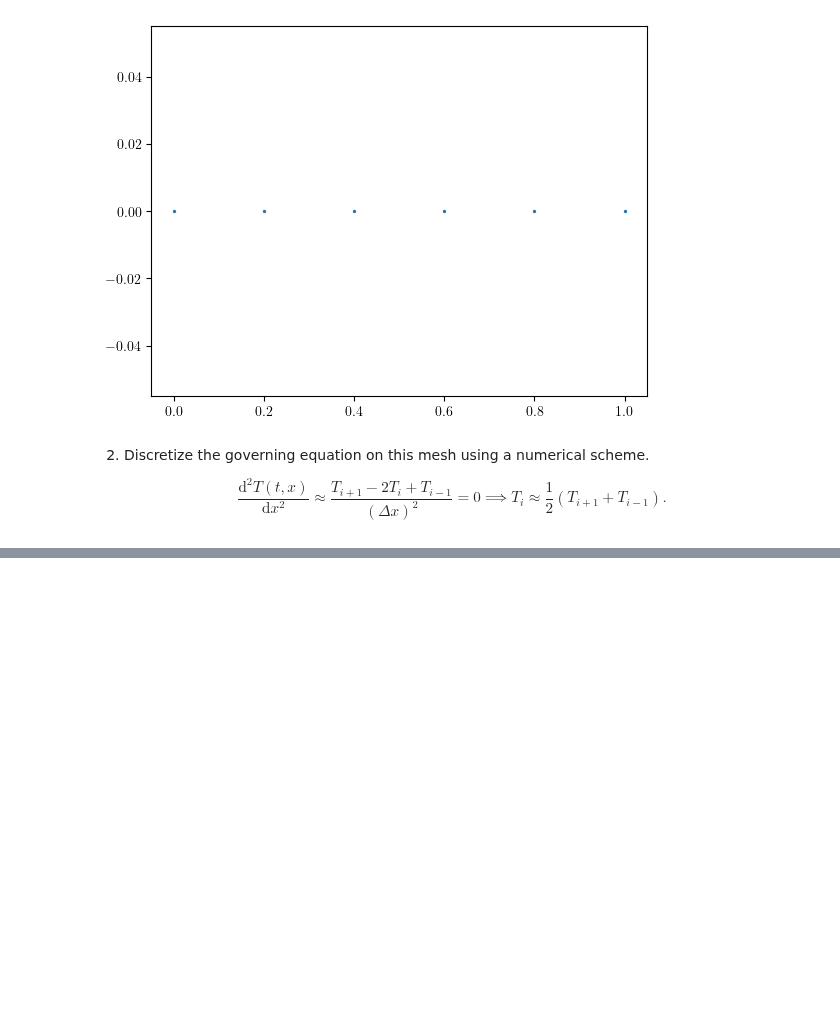
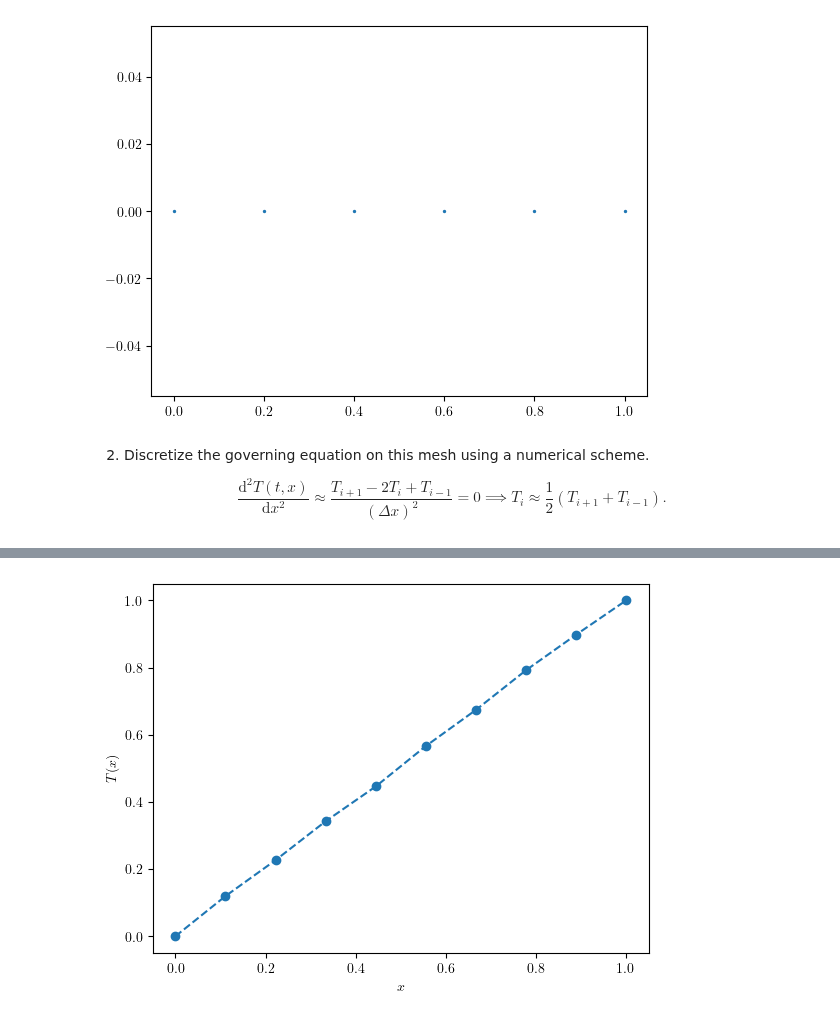
Before and after one commit to cpp-review-dune/python-pde, a Jupyter notebook: pde-book/PureDifusion.ipynb, the cells around one changed output, grey strips where cells are left out. Drawn from its saved outputs; the diff is of its cells as text; code cells hidden in the pictures; blank space fills up the shorter version.

```diff
--- a/pde-book/PureDifusion.ipynb
+++ b/pde-book/PureDifusion.ipynb
@@ -62,0 +82,19 @@ plt.imshow(T[np.newaxis], cmap="Reds");
+# %%
+x, dx = np.linspace(start=0, stop=1, num=10, retstep=True)
+N_t = 30  # time steps
+U = 1  # speed
+# %%
+T = np.empty_like(x)
+T[:-1], T[-1] = 0, 0  # Initial condition
+# %%
+L, R = (0.5 + U * dx / 4), (0.5 - U * dx / 4)
+# %%
+for t in range(N_t):
+    T[0], T[-1] = 0, 1  # Boundary condition
+    T[1:-1] = L * T[2:] + R * T[:-2]
+# %%
+plt.plot(x, T, "o--")
+plt.xlabel("$x$")
+plt.ylabel("$T(x)$");
+# %% [output]
+[figure, added]
```
Also changed, not shown: parts of 3 cells of this notebook.
